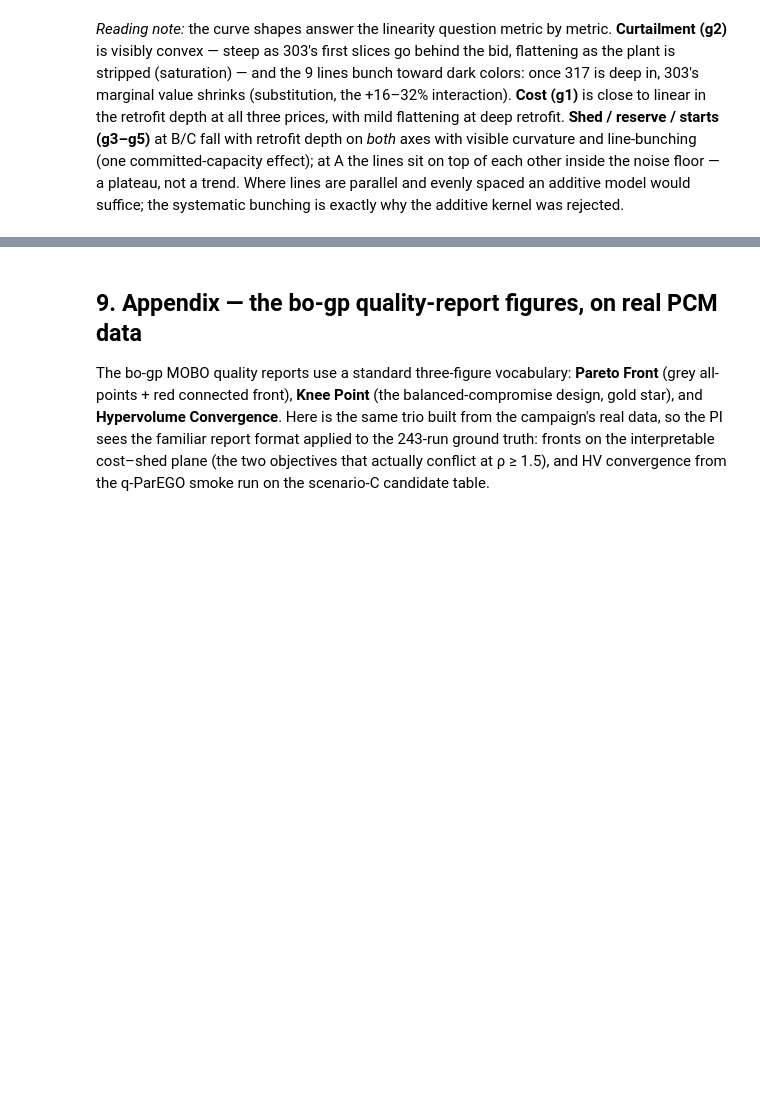
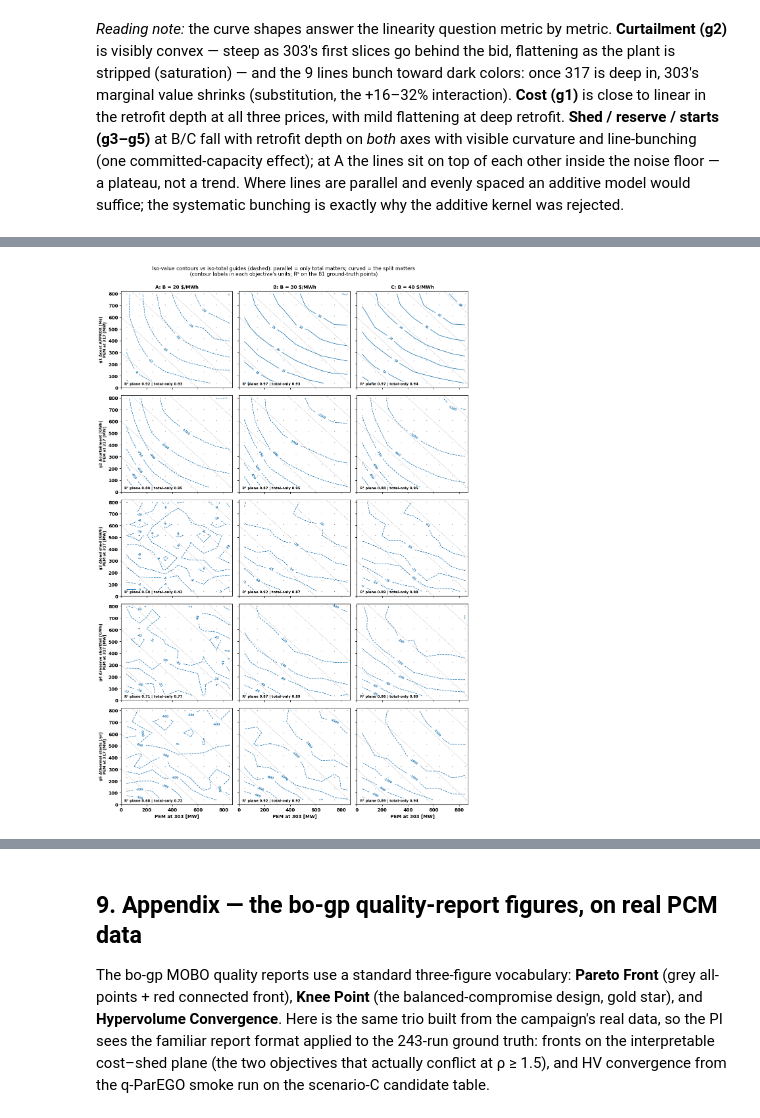
Before and after one commit to ylu283/RTS-GMLC, a Jupyter notebook: trial_0826/campaign/analysis/pi_0911/pi_0911.ipynb, the cells around one changed output, grey strips where cells are left out. Cells and saved outputs as stored; diff of their text form; code cells hidden in the pictures; blank space fills up the shorter version.

Commit message:
pi_0911: 8c — iso-value contours vs iso-total guides (does PEM location matter) with planar/total-only R2

```diff
--- a/trial_0826/campaign/analysis/pi_0911/pi_0911.ipynb
+++ b/trial_0826/campaign/analysis/pi_0911/pi_0911.ipynb
@@ -764,0 +785,43 @@ additive kernel was rejected.
+# %%
+from numpy.polynomial import polynomial as P
+def r2(y, yhat):
+    ss = np.sum((y - y.mean())**2)
+    return 1 - np.sum((y - yhat)**2) / ss
+fig, axes = plt.subplots(5, 3, figsize=(11.5, 17), sharex=True, sharey=True)
+for i, (col, label, scale) in enumerate(OBJ):
+    for j, t in enumerate(SCEN):
+        ax = axes[i, j]
+        d = co[t]
+        x = d.wind_303_omega.values * P303
+        y = d.wind_317_omega.values * P317
+        z = d[col].values * scale
+        # fits on the 81 points
+        A = np.c_[x, y, np.ones_like(x)]
+        coef, *_ = np.linalg.lstsq(A, z, rcond=None)
+        r2_plane = r2(z, A @ coef)
+        tot = x + y
+        cq = np.polyfit(tot, z, 2)
+        r2_total = r2(z, np.polyval(cq, tot))
+        Zg = d.assign(v=z).pivot(index='wind_317_omega', columns='wind_303_omega', values='v')
+        cs = ax.contour(Zg.columns * P303, Zg.index * P317, Zg.values,
+                        levels=7, colors='tab:blue', linewidths=1.1)
+        ax.clabel(cs, fontsize=6, fmt='%.0f')
+        for tt in np.linspace(300, 1500, 5):
+            ax.plot([0, tt], [tt, 0], '--', color='grey', lw=0.7, alpha=0.6)
+        ax.plot(x, y, '.', color='k', ms=1.5, alpha=0.3)
+        ax.set_xlim(0, 870); ax.set_ylim(0, 820)
+        ax.annotate(f'R² plane {r2_plane:.2f} | total-only {r2_total:.2f}',
+                    xy=(0.03, 0.03), xycoords='axes fraction', fontsize=7.5,
+                    bbox=dict(boxstyle='round,pad=0.2', fc='white', ec='none', alpha=0.85))
+        if i == 0:
+            ax.set_title(f'{t}: B = {int(20 * SCEN[t])} \$/MWh', fontsize=10)
+        if j == 0:
+            ax.set_ylabel(f'{label}\nPEM at 317 [MW]', fontsize=8)
+for j in range(3):
+    axes[4, j].set_xlabel('PEM at 303 [MW]')
+fig.suptitle('Iso-value contours vs iso-total guides (dashed): parallel = only total matters; curved = the split matters\n'
+             '(contour labels in each objective\'s units; R² on the 81 ground-truth points)',
+             fontsize=11, y=0.997)
+fig.tight_layout(); plt.show()
+# %% [output]
+[figure, added]
```
Also changed, not shown: parts of 2 cells of this notebook, 4 other files.
